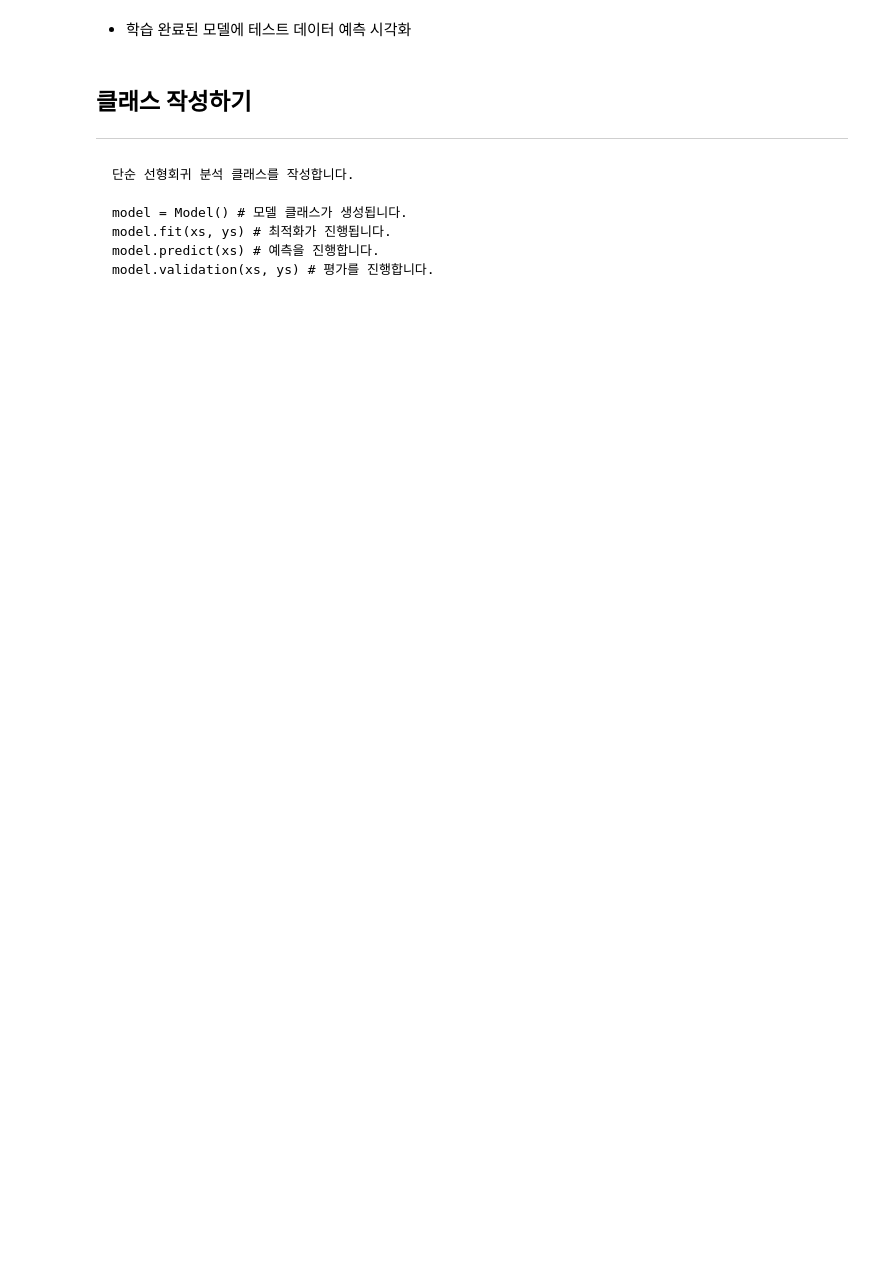
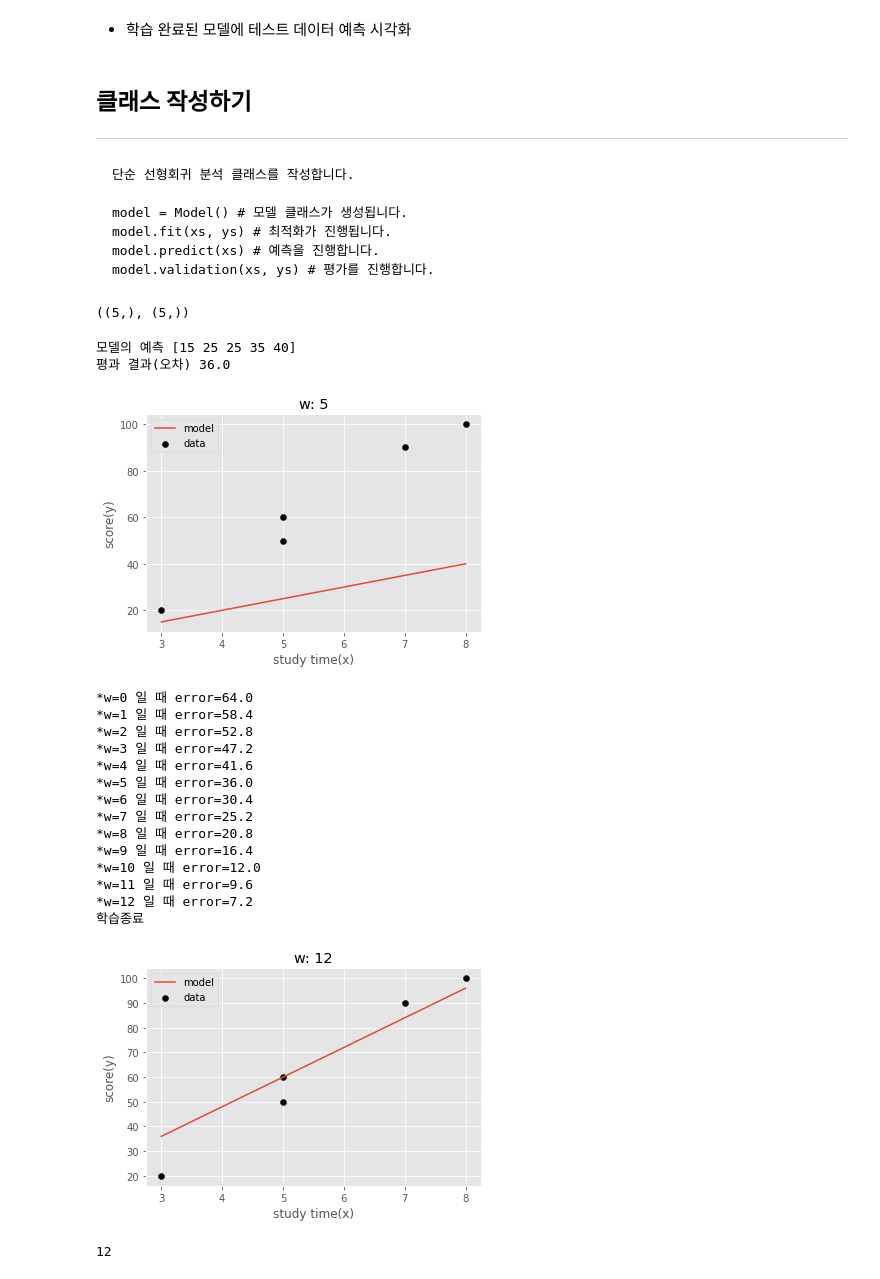
Before and after one commit to GETHUB55/SkillTreePython-DataAnalysis, a Jupyter notebook: ch05_03_기초모델구현_회귀모델맛보기.ipynb, the cells around one changed output. Cells and saved outputs as stored; diff of their text form; code cells hidden in the pictures; blank space fills up the shorter version.

```diff
--- a/ch05_03_기초모델구현_회귀모델맛보기.ipynb
+++ b/ch05_03_기초모델구현_회귀모델맛보기.ipynb
@@ -365,3 +458,7 @@ error: 51.4
 |10|7|95|
 # %% [markdown]
 * 테스트 데이터셋 정의
+# %%
+x_test=np.array([1,7,3,8,5,7,5,6,10,7]).reshape(5,2)
+y_test=np.array([15,25,60,90,95])
+x_test.shape, y_test.shape
@@ -368,2 +467,6 @@ error: 51.4
 # %% [markdown]
 * 학습 완료된 모델에 테스트 데이터로 최종 손실 계산
+# %%
+y_test_pred = model2(x_test, w_vec_)
+error = loss(y_test, y_test_pred)
+print(error)
@@ -383,0 +537,36 @@ model.validation(xs, ys) # 평가를 진행합니다.
+# %%
+x= np.array([3,5,5,7,8])
+y= np.array([20,50,60,90,100])
+x.shape, y.shape
+# %% [output]
+((5,), (5,))
+# %%
+model = Model()
+print('모델의 예측', model.predict(x))
+print('평과 결과(오차)', model.validation(x,y))
+model.plot(x,y)
+model.fit(x,y,w_min=0, w_max=20)
+model.plot(x,y)
+# %% [output]
+모델의 예측 [15 25 25 35 40]
+평과 결과(오차) 36.0
+[figure, added]
+*w=0 일 때 error=64.0
+*w=1 일 때 error=58.4
+*w=2 일 때 error=52.8
+*w=3 일 때 error=47.2
+*w=4 일 때 error=41.6
+*w=5 일 때 error=36.0
+*w=6 일 때 error=30.4
+*w=7 일 때 error=25.2
+*w=8 일 때 error=20.8
+*w=9 일 때 error=16.4
+*w=10 일 때 error=12.0
+*w=11 일 때 error=9.6
+*w=12 일 때 error=7.2
+학습종료
+[figure, added]
+# %%
+model.w
+# %% [output]
+12
```
Also changed, not shown: parts of 11 cells of this notebook.
